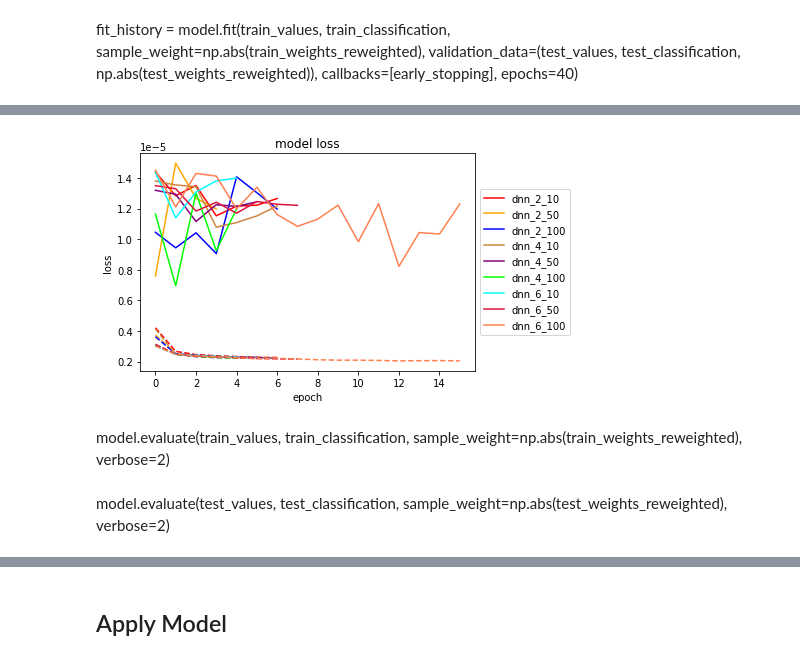
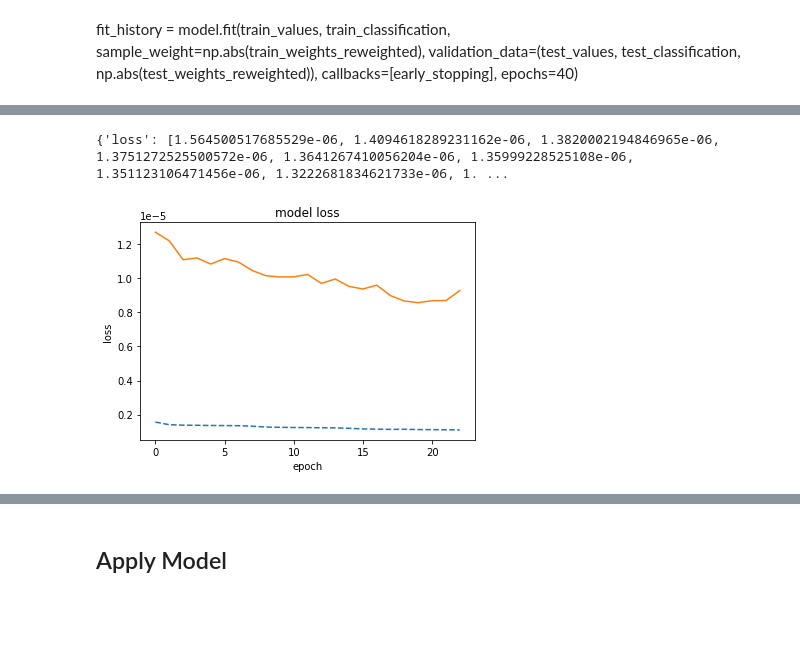
Before and after one commit to MaxStange1005/ATLAS-OpenData-Higgs-NeuralNetworks, a Jupyter notebook: machine_learning.ipynb, the cells around one changed output, grey strips where cells are left out. Cells and saved outputs as stored; diff of their text form; code cells hidden in the pictures; blank space fills up the shorter version.

Commit message:
clean up the training of one DNN

```diff
--- a/machine_learning.ipynb
+++ b/machine_learning.ipynb
@@ -247,9 +245,12 @@ from sklearn.model_selection import train_test_split
 # %%
 def reweight_weights(weights, classification):
+    # Take the absolute weight
     weights_abs = np.abs(weights)
+    # Split in signal and background weights
     weights_signal = weights_abs*classification
     weights_background = weights_abs*(1 - classification)
-    weights_reweighted = weights_background/sum(weights_background) + weights_signal * sum(weights_signal)
+    # Normalize the signal and background weights to one
+    weights_reweighted = weights_background / sum(weights_background) + weights_signal / sum(weights_signal)
     return weights_reweighted
 # %%
 random_state = 420
@@ -299,8 +296,9 @@ What about the initialization of the weights?
 # %%
-def get_model(n_layers, n_nodes):
-    model_layers = [tf.keras.layers.Normalization(mean=0, variance=1)]
-    for i_layer in range(n_layers):
-        model_layers.append(tf.keras.layers.Dense(n_nodes, activation='relu'))
-    model_layers.append(tf.keras.layers.Dense(1, activation='sigmoid'))
-    model = tf.keras.models.Sequential(model_layers)
-    return model
+model_layers = [
+    tf.keras.layers.Normalization(mean=0, variance=1), # Normalize input
+    tf.keras.layers.Dense(40, activation='relu'),      # Hidden layers
+    tf.keras.layers.Dense(50, activation='relu'),
+    tf.keras.layers.Dense(1, activation='sigmoid')     # Output layer
+]
+
+model = tf.keras.models.Sequential(model_layers)
@@ -367 +317,5 @@ for model_name in models:
+# %%
+model.compile(optimizer='adam',
+              loss=loss_fn,
+              weighted_metrics=['binary_accuracy'])
 # %% [markdown]
@@ -371,8 +325,5 @@ early_stopping = tf.keras.callbacks.EarlyStopping(monitor='val_loss', patience=3
 # %% [markdown]
 fit_history = model.fit(train_values, train_classification, sample_weight=np.abs(train_weights_reweighted), validation_data=(test_values, test_classification, np.abs(test_weights_reweighted)), callbacks=[early_stopping], epochs=40)
 # %%
-for model_name in models:
-    print(f'Start training for {model_name}:')
-    history = models[model_name]['model'].fit(train_values, train_classification, sample_weight=train_weights_reweighted, validation_data=(test_values, test_classification, test_weights_reweighted), callbacks=[early_stopping], epochs=40)
-    models[model_name]['history'] = history
+history = model.fit(train_values, train_classification, sample_weight=train_weights_reweighted, validation_data=(test_values, test_classification, test_weights_reweighted), callbacks=[early_stopping], epochs=40)
 # %% [output]
@@ -399,24 +351,15 @@ Epoch 16/40
+# %%
+print(history.history)
+# %% [output]
+{'loss': [1.564500517685529e-06, 1.4094618289231162e-06, 1.3820002194846965e-06, 1.3751272525500572e-06, 1.3641267410056204e-06, 1.35999228525108e-06, 1.351123106471456e-06, 1.3222681834621733e-06, 1. ...
 # %%
-color_list = ['red', 'orange', 'blue', 'peru', 'purple', 'lime', 'cyan', 'crimson', 'coral']
-model_list = list(models.keys())
-model_colors = {}
-for i in range(len(models)):
-    model_name = model_list[i]
-    model_colors[model_name] = color_list[i]
-
-for model_name in models:
-    plt.plot(models[model_name]['history'].history['loss'], color=model_colors[model_name], linestyle='--')
-    plt.plot(models[model_name]['history'].history['val_loss'], label=f'{model_name}', color=model_colors[model_name])
+plt.plot(history.history['loss'], label='Training loss', linestyle='--')
+plt.plot(history.history['val_loss'], label='Test loss')
 
 plt.title('model loss')
 plt.ylabel('loss')
 plt.xlabel('epoch')
-plt.legend(loc='center left', bbox_to_anchor=(1, 0.5))
-plt.savefig('plots/train_comparison.pdf')
+plt.savefig('plots/training_history.pdf')
 plt.show()
 # %% [output]
-[figure, old version]
+[figure, new version]
-# %% [markdown]
-model.evaluate(train_values,  train_classification, sample_weight=np.abs(train_weights_reweighted), verbose=2)
-# %% [markdown]
-model.evaluate(test_values,  test_classification, sample_weight=np.abs(test_weights_reweighted), verbose=2)
```
Also changed, not shown: parts of 30 cells of this notebook.
